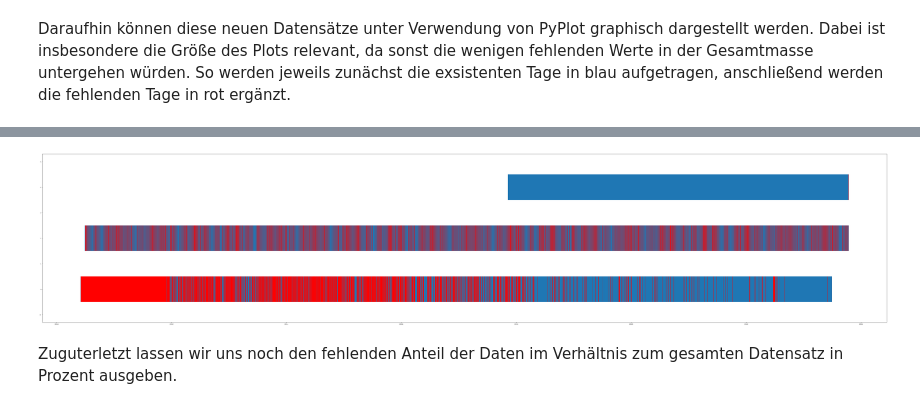
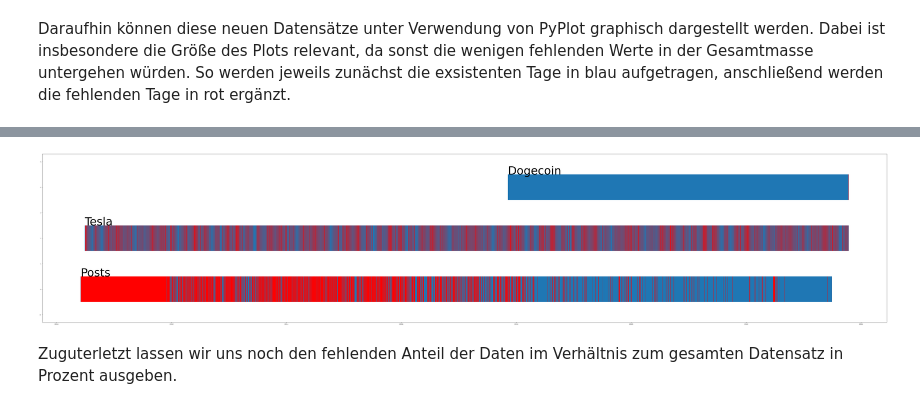
Before and after one commit to alphaname007/BigDataBandits, a Jupyter notebook: Abstract_graded.ipynb, the cells around one changed output, grey strips where cells are left out. Cells and saved outputs as stored; diff of their text form; code cells hidden in the pictures.

Commit message:
added labels to eventplot missing data

```diff
--- a/Abstract_graded.ipynb
+++ b/Abstract_graded.ipynb
@@ -118,12 +118,16 @@ plt.figure(figsize=(100,20))
 
 plt.gca().xaxis.set_major_formatter(mdates.DateFormatter('%Y'))
 
-plt.eventplot(Posts_density.loc[Posts_density['exists'] == 1, 'date'], lineoffsets=0)
+plt.eventplot(Posts_density.loc[Posts_density['exists'] == 1, 'date'], lineoffsets=0, label = "Posts")
 plt.eventplot(Posts_density.loc[Posts_density['exists'] == 0, 'date'], lineoffsets=0, colors=['red'])
 
-plt.eventplot(Tesla_density.loc[Tesla_density['exists'] == 1, 'date'], lineoffsets=2)
+plt.eventplot(Tesla_density.loc[Tesla_density['exists'] == 1, 'date'], lineoffsets=2, label = "Tesla")
 plt.eventplot(Tesla_density.loc[Tesla_density['exists'] == 0, 'date'], lineoffsets=2, colors=['red'])
 
-plt.eventplot(Dogecoin_density.loc[Dogecoin_density['exists'] == 1, 'date'], lineoffsets=4)
+plt.eventplot(Dogecoin_density.loc[Dogecoin_density['exists'] == 1, 'date'], lineoffsets=4, label = "Dogecoin")
 plt.eventplot(Dogecoin_density.loc[Dogecoin_density['exists'] == 0, 'date'], lineoffsets=4, colors=['red'])
+
+plt.text(Posts_density.loc[Posts_density['exists'] == 1, 'date'].iloc[0], 0.5, 'Posts', color='black', fontsize=75)
+plt.text(Tesla_density.loc[Tesla_density['exists'] == 1, 'date'].iloc[0], 2.5, 'Tesla', color='black', fontsize=75)
+plt.text(Dogecoin_density.loc[Dogecoin_density['exists'] == 1, 'date'].iloc[0], 4.5, 'Dogecoin', color='black', fontsize=75)
 # %% [output]
@@ -131,4 +135,4 @@ plt.eventplot(Dogecoin_density.loc[Dogecoin_density['exists'] == 0, 'date'], lin
-[figure, old version]
+[figure, new version]
 # %% [markdown]
 Zuguterletzt lassen wir uns noch den fehlenden Anteil der Daten im Verhältnis zum gesamten Datensatz in Prozent ausgeben.
 # %%
```
Also changed, not shown: parts of 2 cells of this notebook.
